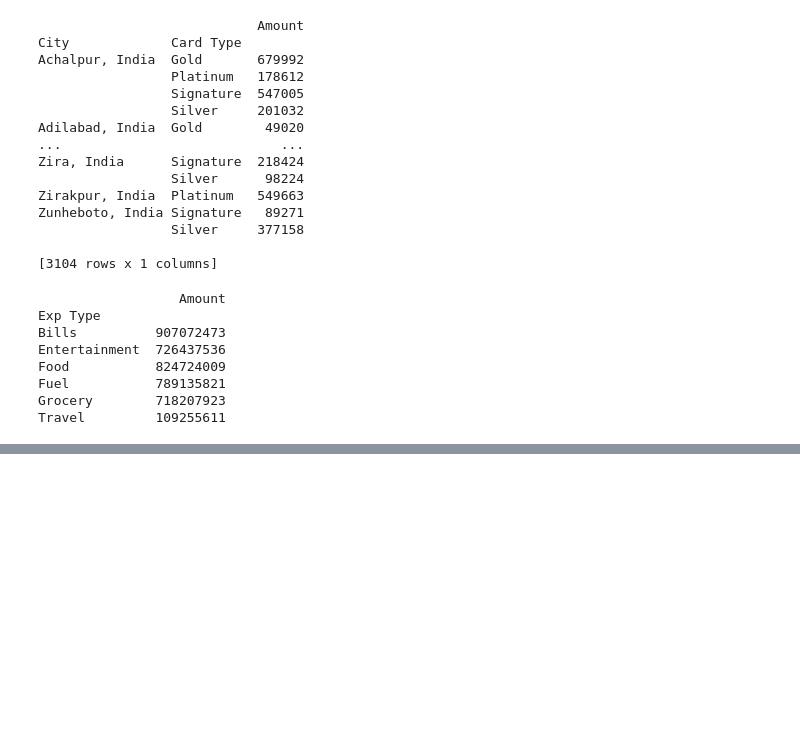
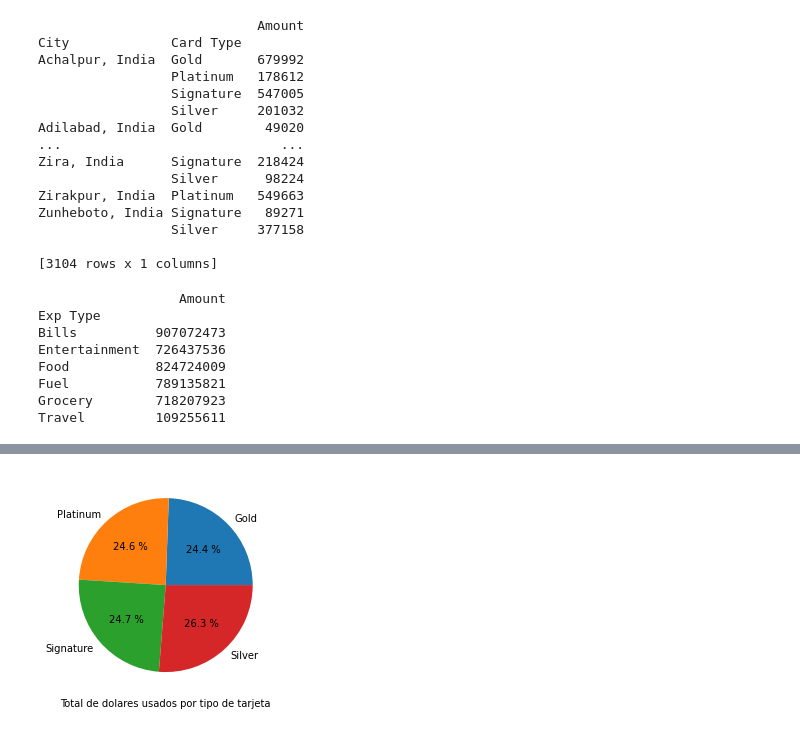
Before and after one commit to Edwin-Joya/Programacion-III, a Jupyter notebook: Laboratorio_I_CII.ipynb, the cells around one changed output, grey strips where cells are left out. Cells and saved outputs as stored; diff of their text form; code cells hidden in the pictures; blank space fills up the shorter version.

```diff
--- a/Laboratorio_I_CII.ipynb
+++ b/Laboratorio_I_CII.ipynb
@@ -69,0 +88,7 @@ plt.show()
+# %%
+tabla = pd.crosstab(index=tarjetas["Card Type"], columns="fr")
+plt.pie(tabla, labels=tabla.index, autopct="%0.1f %%")
+plt.xlabel("Total de dolares usados por tipo de tarjeta")
+plt.show()
+# %% [output]
+[figure, added]
```
Also changed, not shown: parts of 3 cells of this notebook.
